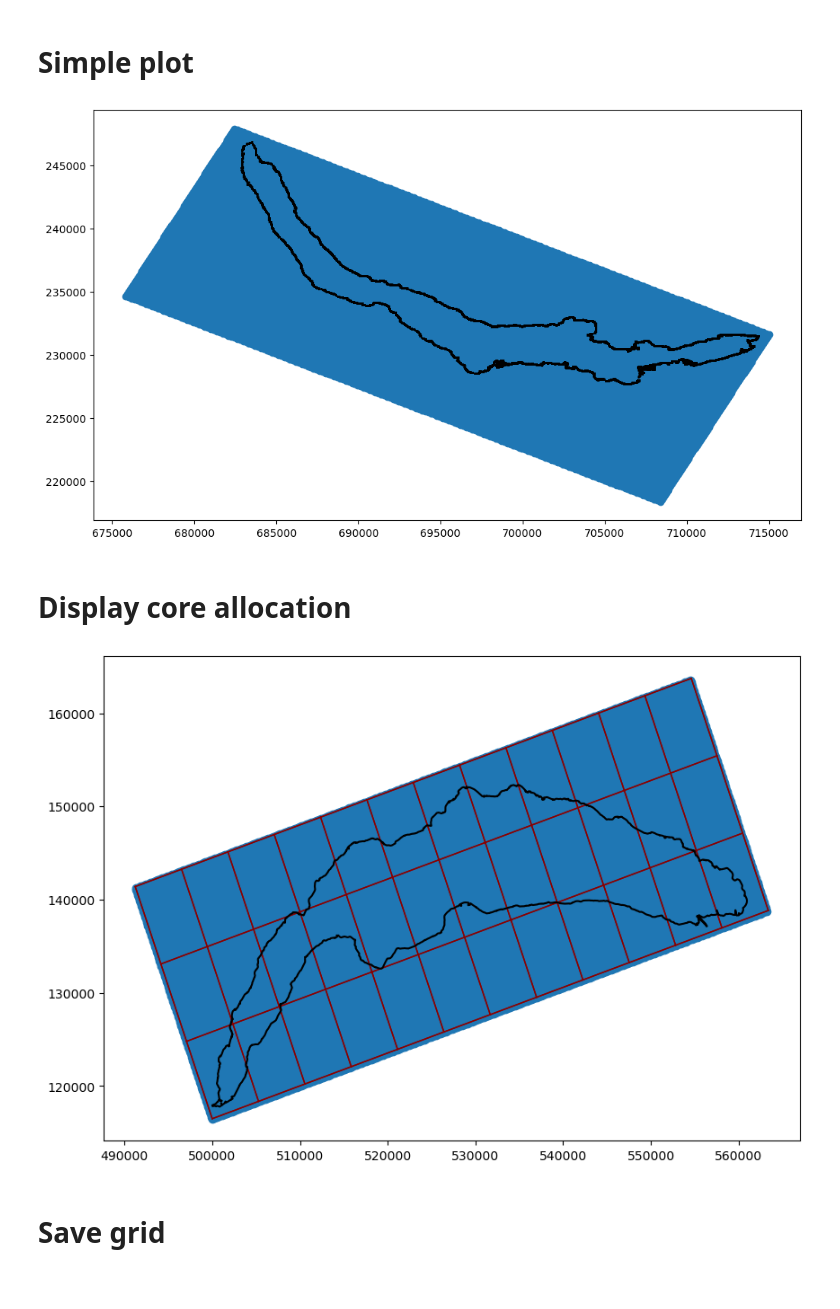
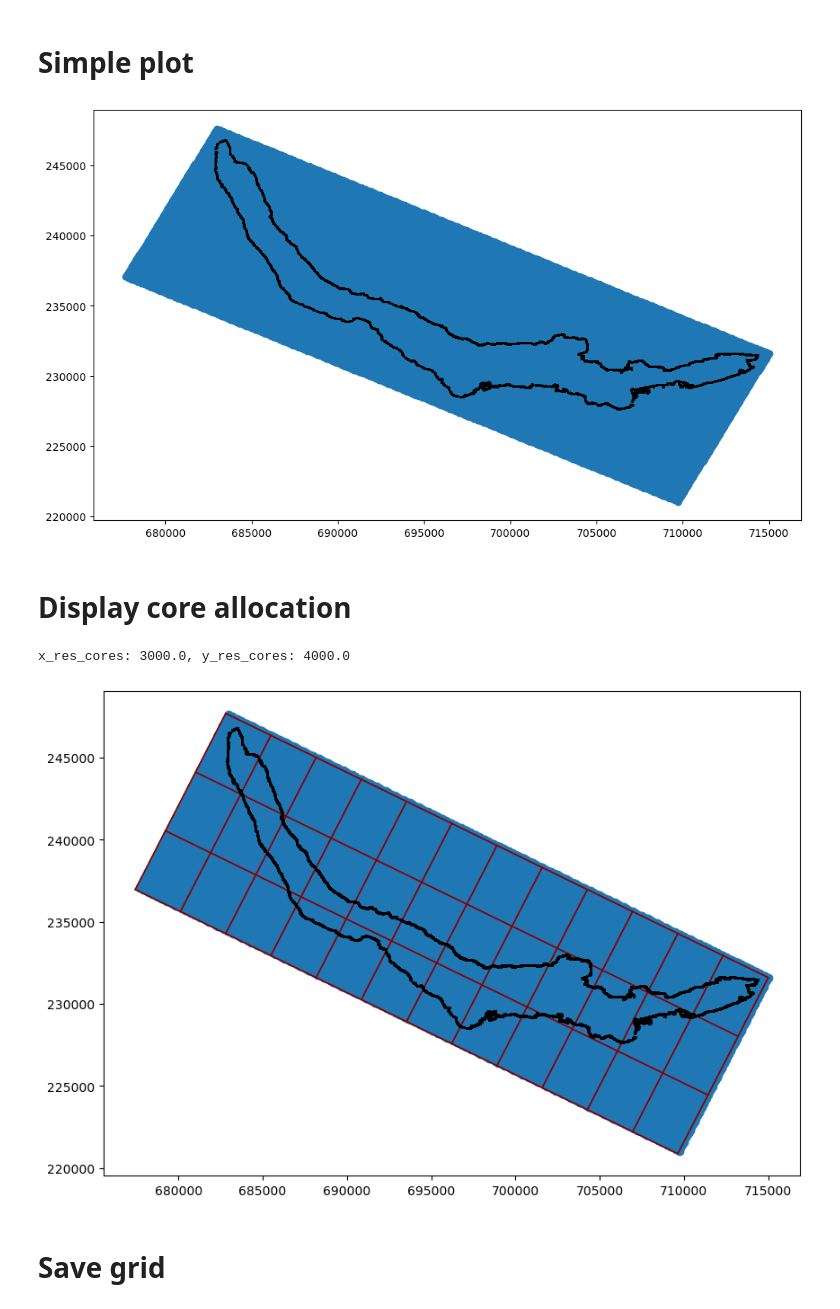
Before and after one commit to leroquan/preprocessing-mitgcm, a Jupyter notebook: example/grid_and_bathy/create_grid.ipynb, the cells around one changed output. Saved outputs shown, nothing was run; the diff lists cells and outputs as text; code cells hidden in the pictures.

Commit message:
grid created

```diff
--- a/example/grid_and_bathy/create_grid.ipynb
+++ b/example/grid_and_bathy/create_grid.ipynb
@@ -6,7 +6,7 @@ import matplotlib.pyplot as plt
 from grid_functions import build_grid, get_grid_angle
 # %%
 grid_resolution_ini=50
-nx_ini=730; ny_ini=300  #Ny initially set to 120
+nx_ini=720; ny_ini=240  #Ny initially set to 120
 
 # point of origin in swiss grid
 x1_sg = 683000
@@ -16,8 +16,11 @@ y1_sg = 247600
 x0_sg = 715000
 y0_sg = 231600
 # %%
-xy_land = np.loadtxt(r"C:\Users\rasmusso\Documents\ZH\lake_ZU.txt")
-#output_folder = r'C:\Users\leroquan\Documents\00-Work_space\06-mit_gcm_geneva\data\grid\dummy'
+xy_land = np.loadtxt(r"C:\Users\rasmusso\Documents\ZH\data\shoreline\lake_ZU.txt")
+#from CH1903+ to CH1903
+xy_land[:,0]=xy_land[:,0]-2e06
+xy_land[:,1]=xy_land[:,1]-1e06
+output_folder = r'C:\Users\rasmusso\Documents\ZH\data\grid'
 # %%
 def plot_grid(x_arr: np.array, y_arr: np.array):
     for i_row in range(x_arr.shape[0]):
@@ -44,10 +47,10 @@ x, y, x_rotated, y_rotated, lat_grid, lon_grid = build_grid(nx, ny, grid_resolut
 plt.close('all')
 plt.figure(figsize=(12,7))
 plt.scatter(x_rotated.flatten(), y_rotated.flatten())
-plt.scatter(xy_land[:,0]-2e06, xy_land[:,1]-1e06, color='black', s=1,zorder=2)
+plt.scatter(xy_land[:,0], xy_land[:,1], color='black', s=1,zorder=2)
 plt.show()
 # %% [output]
-[figure, old version]
+[figure, new version]
 # %% [markdown]
 # Display core allocation
 # %%
@@ -60,15 +63,17 @@ y_res_cores = ny * grid_resolution / Py
 print(f'x_res_cores: {x_res_cores}, y_res_cores: {y_res_cores}')
 
 x_cores, y_cores, x_rotated_cores, y_rotated_cores, lat_grid_cores, lon_grid_cores = build_grid(Px+1, Py+1, x_res_cores, y_res_cores, x0_sg, y0_sg, x1_sg, y1_sg)
+# %% [output]
+x_res_cores: 3000.0, y_res_cores: 4000.0
 # %%
 plt.close('all')
 plt.figure(figsize=(10,7))
 plt.scatter(x_rotated.flatten(), y_rotated.flatten())
 plot_grid(x_rotated_cores, y_rotated_cores)
-plt.plot(xy_land[:,0], xy_land[:,1], color='black', zorder=2)
+plt.scatter(xy_land[:,0], xy_land[:,1], color='black', s=1,zorder=2)
 plt.show()
 # %% [output]
-[figure, old version]
+[figure, new version]
 # %% [markdown]
 
 # Save grid
```
